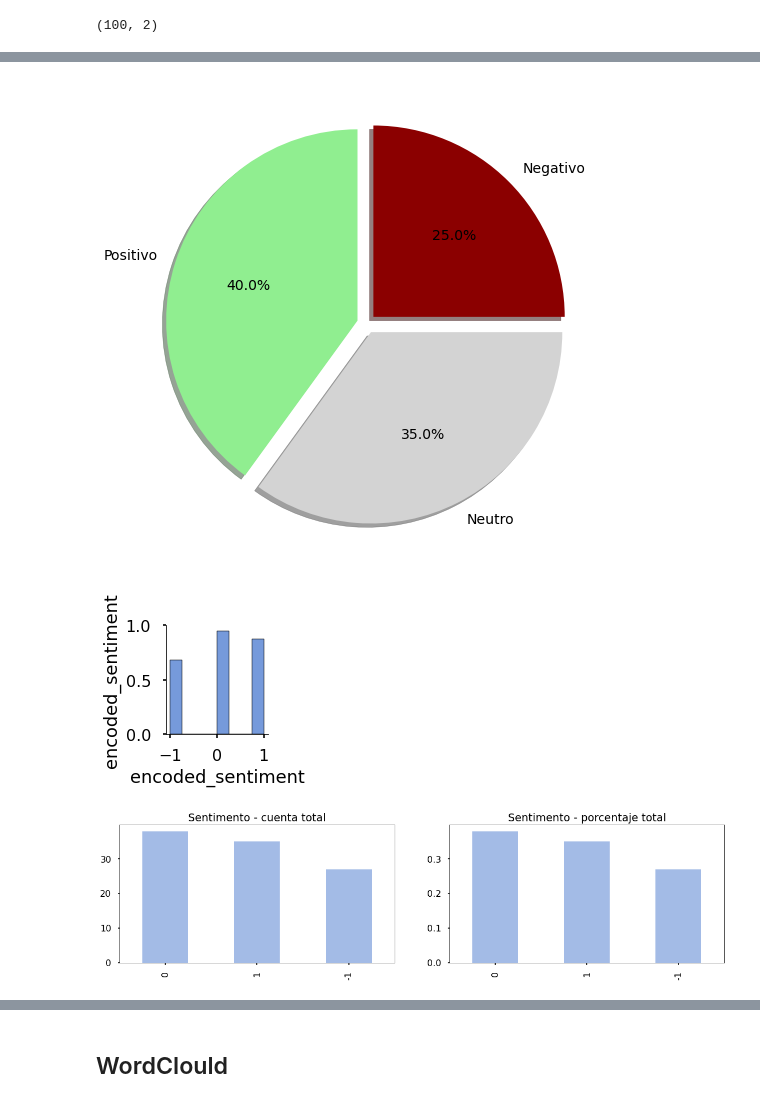
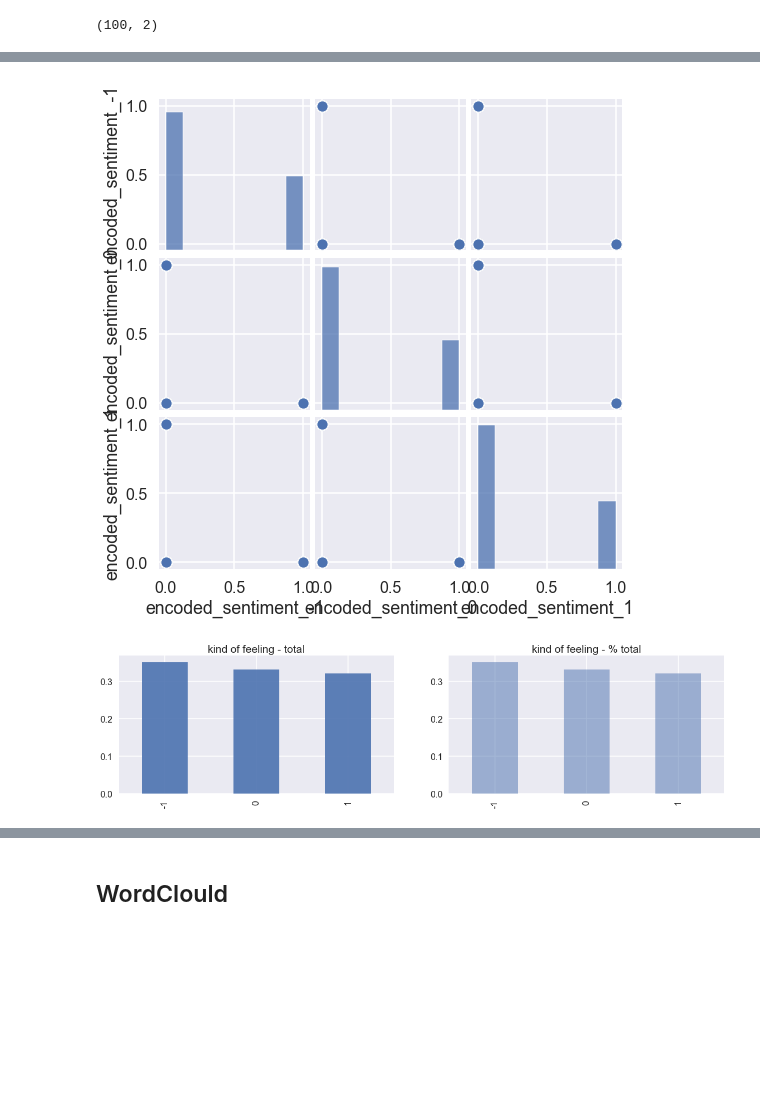
Before and after one commit to GSChacon/thermofeeler, a Jupyter notebook: notebooks/haro-data_visualization.ipynb, the cells around one changed output, grey strips where cells are left out. Saved outputs shown, nothing was run; the diff lists cells and outputs as text; code cells hidden in the pictures; blank space fills up the shorter version.

```diff
--- a/notebooks/haro-data_visualization.ipynb
+++ b/notebooks/haro-data_visualization.ipynb
@@ -61,5 +63,5 @@ df_sample.head()
 # %%
-sample_encoded = pd.get_dummies(df_sample, columns= ['encoded_sentiment'])
-sample_encoded.head()
+df_sample_encoded = pd.get_dummies(df_sample, columns= ['encoded_sentiment'])
+df_sample_encoded.head(3)
 # %% [output]
 |  | tweet_text | encoded_sentiment_-1 | encoded_sentiment_0 | encoded_sentiment_1 |
@@ -75,6 +87,6 @@ print(plt.style.available)
 # %%
 # Countplot
-# style.use('seaborn-pastel') #sets the size of the charts
-# style.use('seaborn-poster')
-sns.countplot(y="encoded_sentiment", hue= 'tweet_text' ,data= df_sample);
+style.use('seaborn-whitegrid') #sets the size of the charts
+style.use('seaborn-poster')
+sns.countplot(y="encoded_sentiment", hue= 'encoded_sentiment', data= df_sample);
 # %% [output]
@@ -82,6 +94,6 @@ sns.countplot(y="encoded_sentiment", hue= 'tweet_text' ,data= df_sample);
 # %%
 # Countplot
 style.use('seaborn-pastel') #sets the size of the charts
-style.use('seaborn-poster')
-sns.countplot(y="encoded_sentiment", hue='encoded_sentiment', orient="h", data= df_sample);
+style.use('seaborn-colorblind')
+sns.countplot(y="encoded_sentiment", data= df_sample);
 # %% [output]
@@ -89,36 +101,24 @@ sns.countplot(y="encoded_sentiment", hue='encoded_sentiment', orient="h", data=
-# %%
-# Pie Plot
-plt.pie([25,40,35],
-        explode=[0.05,0.05,0.05],
-        labels=['Negativo','Positivo','Neutro'],
-        colors=['darkred','lightgreen','lightgray'],
-        autopct='%1.1f%%',
-        shadow=True,
-        textprops={'fontsize': 14})
-plt.savefig('piechart.png');
-# %% [output]
-[figure, old version]
 # %%
-#sets the size of the charts
+# sets the size of the charts
+style.use('seaborn')
 style.use('seaborn-poster')
-style.use('seaborn-muted')
-sns.pairplot(df_sample);#,hue='encoded_sentiment');
+sns.pairplot(df_sample_encoded);#,hue='encoded_sentiment');
 # %% [output]
-[figure, old version]
+[figure, new version]
 # %%
-fig = plt.figure(figsize=(30,10)) #creamos un canvas o figura de 30x10 pixeles
+fig = plt.figure(figsize=(30,10)) # creamos un canvas o figura de 30x10 pixeles
 
 # queremos ver un plot al costado del otro, para esto pensemos en una grilla (celdas)
 plt.subplot2grid((2,3),(0,0))
-df_sample['encoded_sentiment'].value_counts().plot(kind='bar', alpha=0.5)
-plt.title('Sentimento - cuenta total')
+df_sample['encoded_sentiment'].value_counts(normalize = True).plot(kind='bar', alpha=.9)
+plt.title('kind of feeling - total')
 
 # Hay manera un poco mas amigable de interpretar datos....con porcentajes!
 plt.subplot2grid((2,3),(0,1))
 df_sample['encoded_sentiment'].value_counts(normalize = True).plot(kind='bar', alpha=0.5)
-plt.title('Sentimento - porcentaje total')
+plt.title('kind of feeling - % total')
 
 plt.show()
 # %% [output]
-[figure, old version]
+[figure, new version]
 # %%
```
Also changed, not shown: parts of 30 cells of this notebook.
